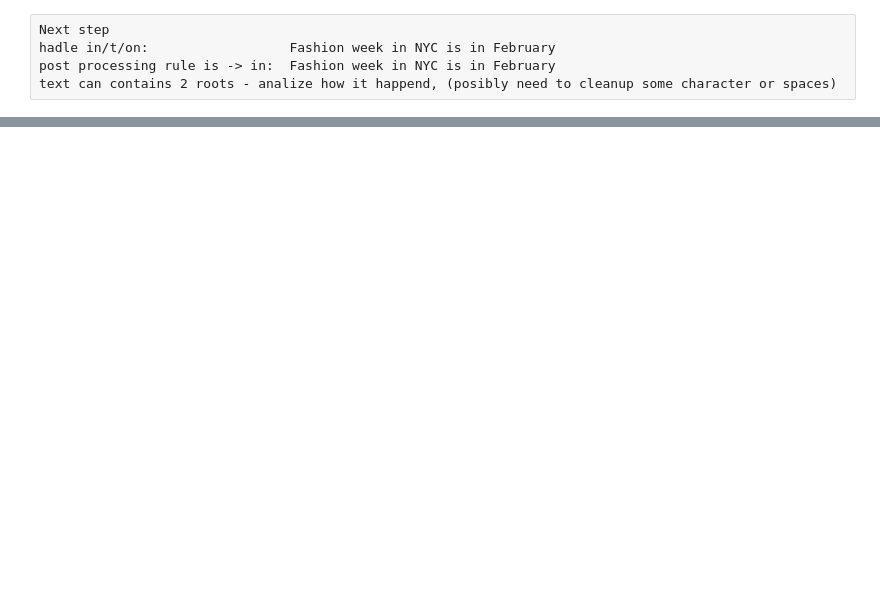
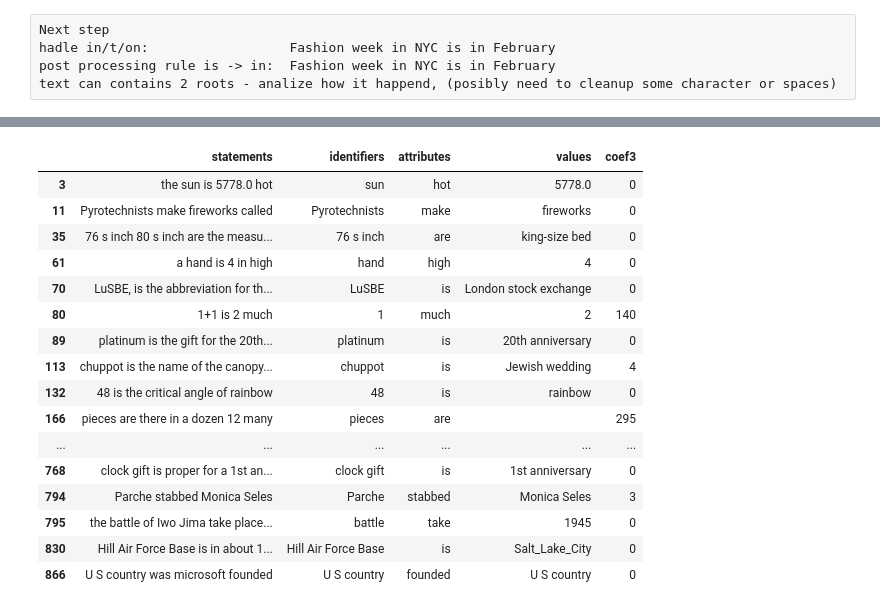
Before and after one commit to sudodoki/prj-nlp, a Jupyter notebook: students/Nazar/HW4/factoid/Fact checking.ipynb, the cells around one changed output, grey strips where cells are left out. Drawn from its saved outputs; the diff is of its cells as text; code cells hidden in the pictures; blank space fills up the shorter version.

```diff
--- a/students/Nazar/HW4/factoid/Fact checking.ipynb
+++ b/students/Nazar/HW4/factoid/Fact checking.ipynb
@@ -466,0 +534,13 @@ You are my HERO!!!!
+# %%
+identifiers=[]
+attributes=[]
+values=[]
+for statement in step3_df['statements'].values:
+    identifier, attribute, value = get_triplets_from_text(statement)
+    identifiers.append(identifier)
+    attributes.append(attribute)
+    values.append(value)
+
+step3_df['identifiers']=identifiers
+step3_df['attributes']=attributes
+step3_df['values']=values
@@ -466,0 +579,3 @@ You are my HERO!!!!
+# %%
+need_to_proces_with_rdf_df=  step3_df[~step3_df[['identifiers','attributes','values']].isnull().any(axis=1)]
+need_to_proces_with_rdf_df[:5][['statements','identifiers','attributes','values']]
@@ -469,3 +597,10 @@ Next step
 hadle in/t/on:                  Fashion week in NYC is in February
 post processing rule is -> in:  Fashion week in NYC is in February
 text can contains 2 roots - analize how it happend, (posibly need to cleanup some character or spaces)
+# %%
+def check_true_for_triplets_basic_wersion(identifier, attributes,values):
+    wiki_content = get_wiki_content(identifier,5)
+    wiki_sents = text_to_sents(wiki_content)
+    return get_comention_score_in_sents(values,wiki_sents)
+# %%
+need_to_proces_with_rdf_df['coef3']=need_to_proces_with_rdf_df.apply(lambda row: check_true_for_triplets_basic_wersion(row['identifiers'].text,row['attributes'].text,row['values'].text), axis=1)
@@ -471,0 +622,20 @@ text can contains 2 roots - analize how it happend, (posibly need to cleanup som
+# %%
+need_to_proces_with_rdf_df[['statements','identifiers','attributes','values','coef3']]
+# %% [output]
+|  | statements | identifiers | attributes | values | coef3 |
+| 3 | the sun is 5778.0 hot | sun | hot | 5778.0 | 0 |
+| 11 | Pyrotechnists make fireworks called | Pyrotechnists | make | fireworks | 0 |
+| 35 | 76 s inch 80 s inch are the measu... | 76 s inch | are | king-size bed | 0 |
+| 61 | a hand is 4 in high | hand | high | 4 | 0 |
+| 70 | LuSBE, is the abbreviation for th... | LuSBE | is | London stock exchange | 0 |
+| 80 | 1+1 is 2 much | 1 | much | 2 | 140 |
+| 89 | platinum is the gift for the 20th... | platinum | is | 20th anniversary | 0 |
+| 113 | chuppot is the name of the canopy... | chuppot | is | Jewish wedding | 4 |
+| 132 | 48 is the critical angle of rainbow | 48 | is | rainbow | 0 |
+| 166 | pieces are there in a dozen 12 many | pieces | are |  | 295 |
+| ... | ... | ... | ... | ... | ... |
+| 768 | clock gift is proper for a 1st an... | clock gift | is | 1st anniversary | 0 |
+| 794 | Parche stabbed Monica Seles | Parche | stabbed | Monica Seles | 3 |
+| 795 | the battle of Iwo Jima take place... | battle | take | 1945 | 0 |
+| 830 | Hill Air Force Base is in about 1... | Hill Air Force Base | is | Salt_Lake_City | 0 |
+| 866 | U S country was microsoft founded | U S country | founded | U S country | 0 |
```
Also changed, not shown: parts of 21 cells of this notebook, 5 other files.
